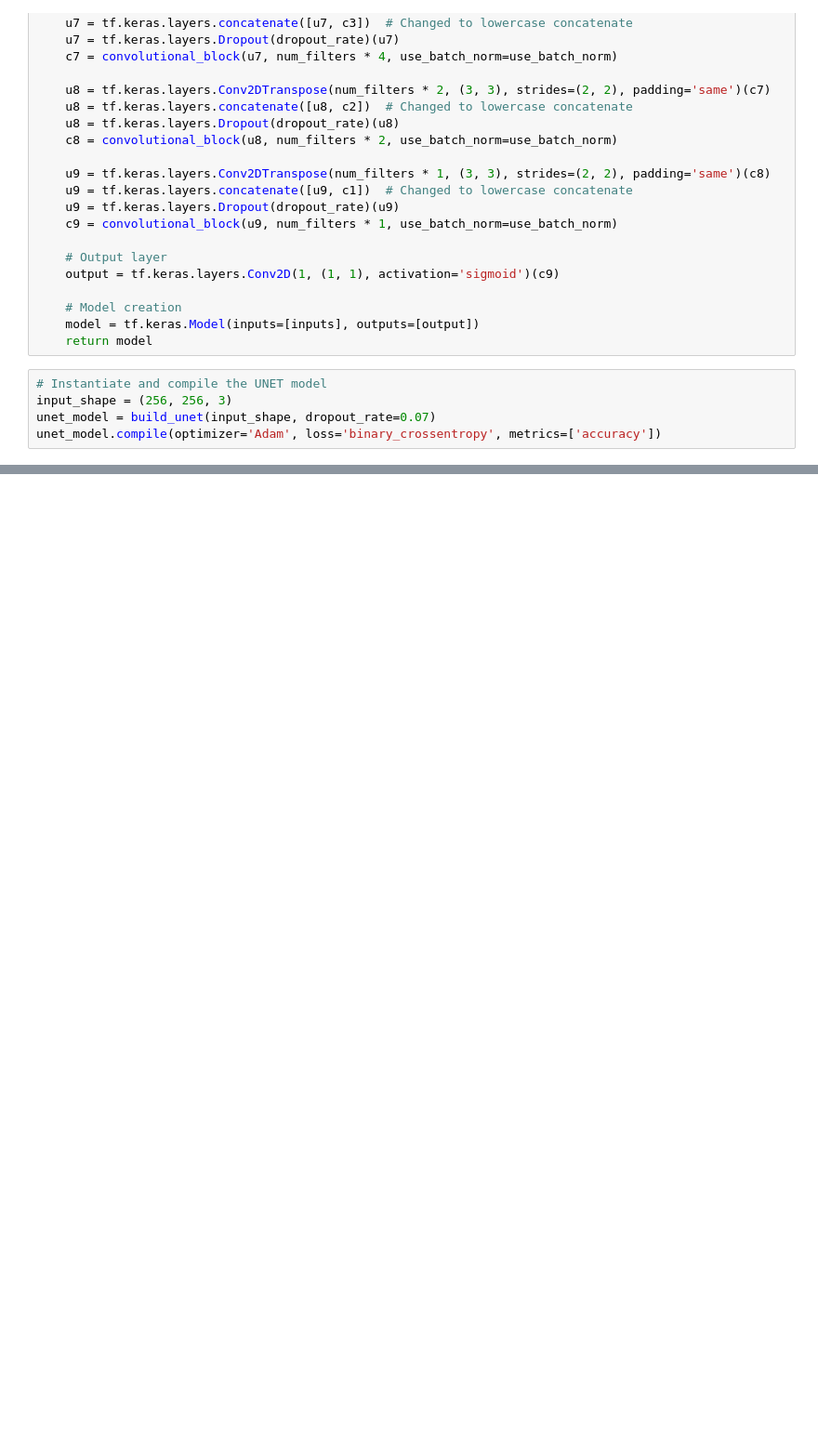
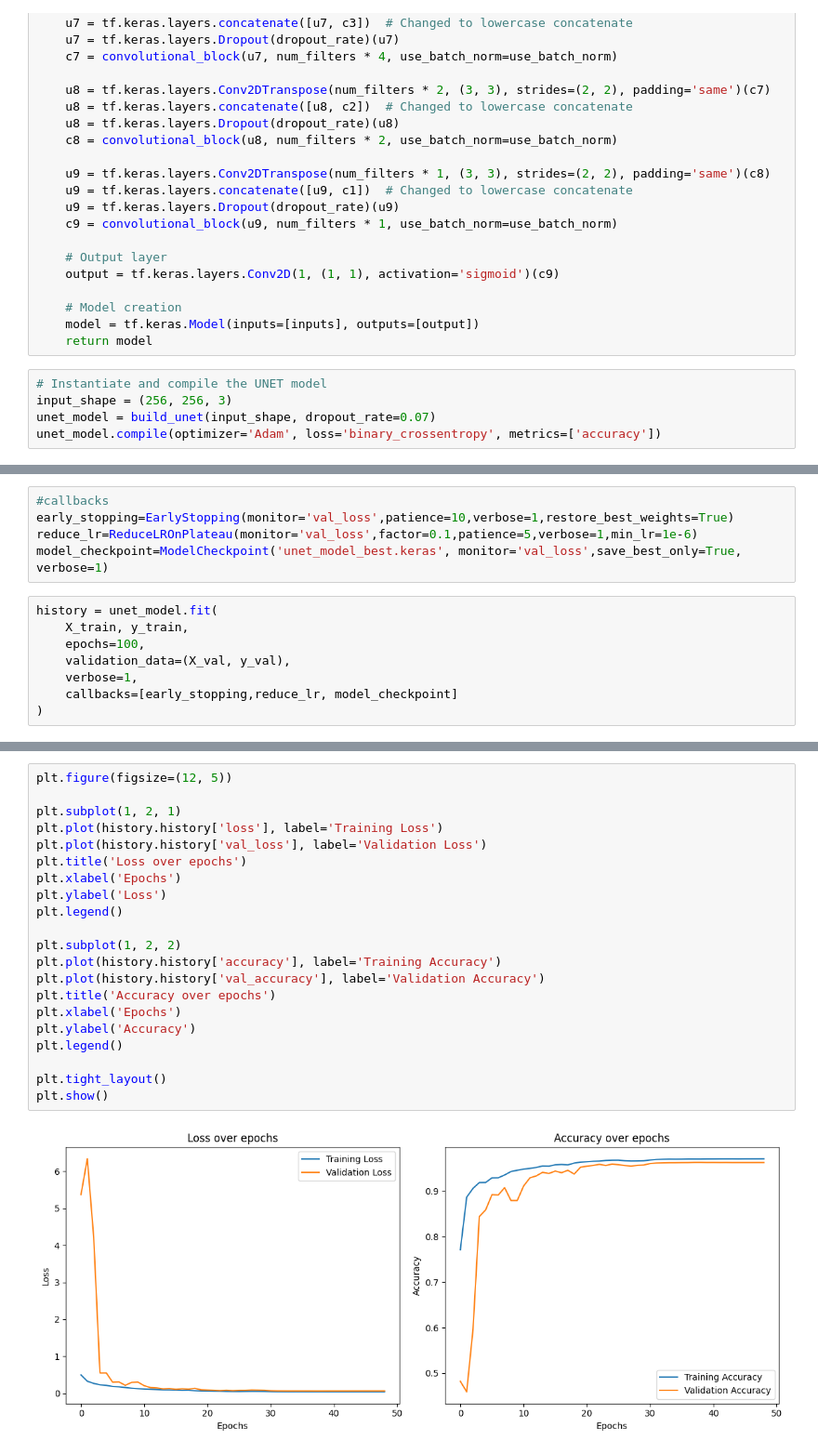
Before and after one commit to Tauhid-Topu-007/Unet, a Jupyter notebook: UNET2.ipynb, the cells around one changed output, grey strips where cells are left out. Shown at 93% size. Cells and saved outputs as stored; diff of their text form; blank space fills up the shorter version.

```diff
--- a/UNET2.ipynb
+++ b/UNET2.ipynb
@@ -297,3 +299,16 @@ Model: "functional"
  Total params: 2,164,593 (8.26 MB)
  Trainable params: 2,161,649 (8.25 MB)
  Non-trainable params: 2,944 (11.50 KB)
+# %%
+#callbacks
+early_stopping=EarlyStopping(monitor='val_loss',patience=10,verbose=1,restore_best_weights=True)
+reduce_lr=ReduceLROnPlateau(monitor='val_loss',factor=0.1,patience=5,verbose=1,min_lr=1e-6)
+model_checkpoint=ModelCheckpoint('unet_model_best.keras', monitor='val_loss',save_best_only=True, verbose=1)
+# %%
+history = unet_model.fit(
+    X_train, y_train,
+    epochs=100,
+    validation_data=(X_val, y_val),
+    verbose=1,
+    callbacks=[early_stopping,reduce_lr, model_checkpoint]
+)
@@ -299,0 +333,23 @@ Model: "functional"
+# %%
+plt.figure(figsize=(12, 5))
+
+plt.subplot(1, 2, 1)
+plt.plot(history.history['loss'], label='Training Loss')
+plt.plot(history.history['val_loss'], label='Validation Loss')
+plt.title('Loss over epochs')
+plt.xlabel('Epochs')
+plt.ylabel('Loss')
+plt.legend()
+
+plt.subplot(1, 2, 2)
+plt.plot(history.history['accuracy'], label='Training Accuracy')
+plt.plot(history.history['val_accuracy'], label='Validation Accuracy')
+plt.title('Accuracy over epochs')
+plt.xlabel('Epochs')
+plt.ylabel('Accuracy')
+plt.legend()
+
+plt.tight_layout()
+plt.show()
+# %% [output]
+[figure, added]
```
Also changed, not shown: parts of 10 cells of this notebook.
